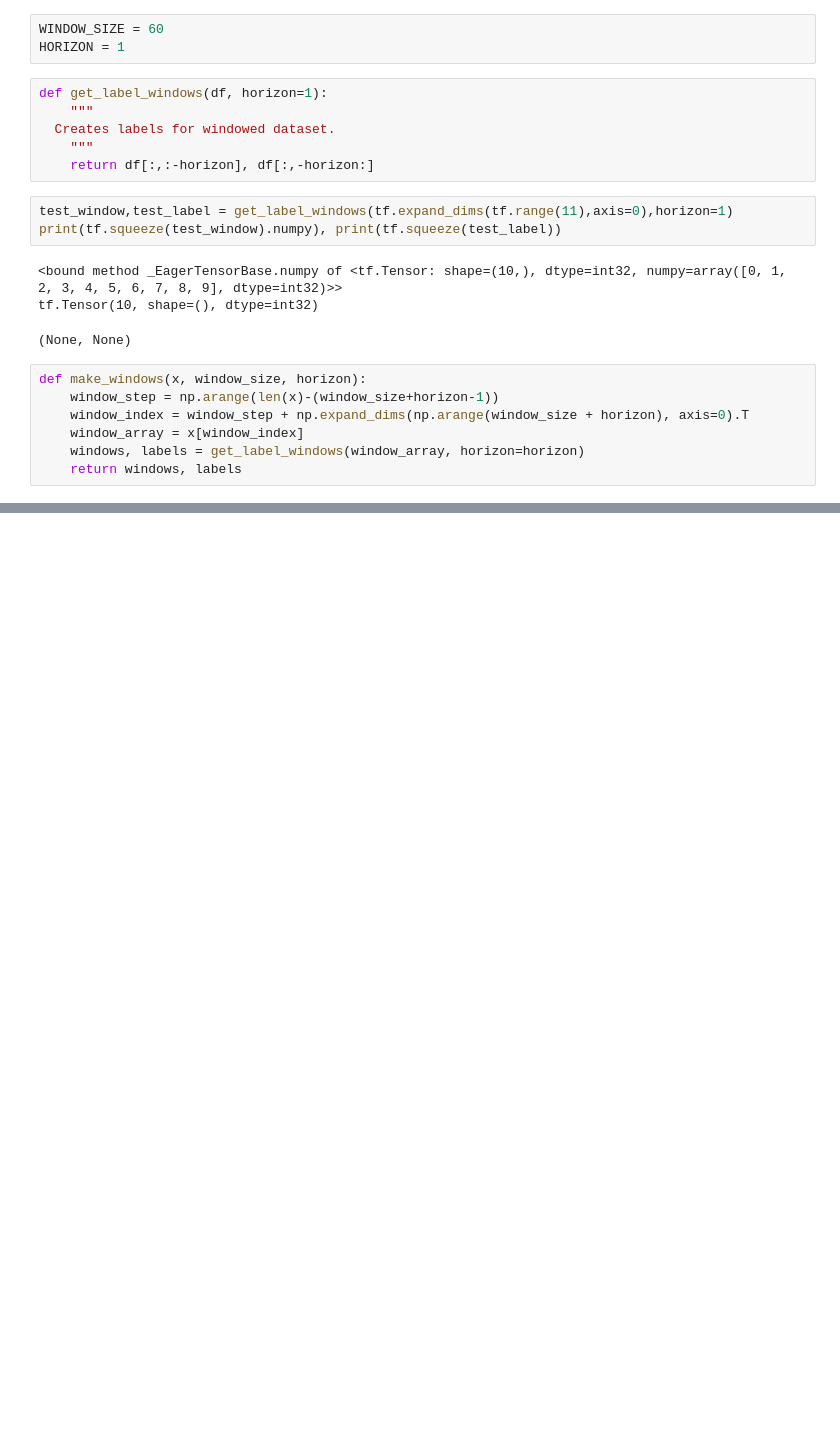
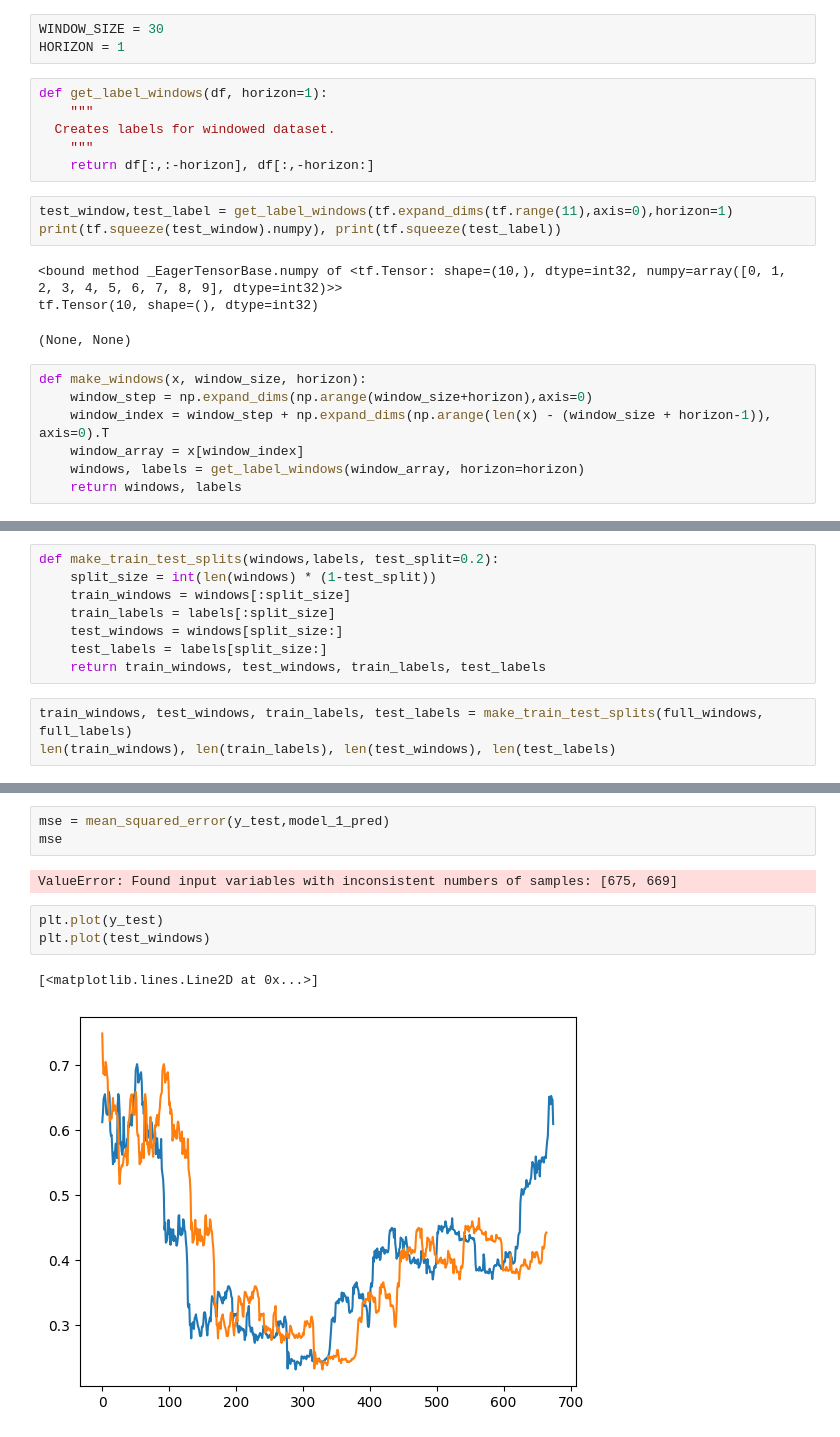
Before and after one commit to Szymon-Zielinski/bit-predict, a Jupyter notebook: Bitcoin-price-prediction.ipynb, the cells around one changed output, grey strips where cells are left out. Drawn from its saved outputs; the diff is of its cells as text; blank space fills up the shorter version.

```diff
--- a/Bitcoin-price-prediction.ipynb
+++ b/Bitcoin-price-prediction.ipynb
@@ -105,7 +147,7 @@ plt.legend();
 # %% [markdown]
 # Windowing Dataset
 # %%
-WINDOW_SIZE = 60
+WINDOW_SIZE = 30
 HORIZON = 1
 # %%
 def get_label_windows(df, horizon=1):
@@ -122,8 +164,8 @@ tf.Tensor(10, shape=(), dtype=int32)
 (None, None)
 # %%
 def make_windows(x, window_size, horizon):
-    window_step = np.arange(len(x)-(window_size+horizon-1))
-    window_index = window_step + np.expand_dims(np.arange(window_size + horizon), axis=0).T
+    window_step = np.expand_dims(np.arange(window_size+horizon),axis=0)
+    window_index = window_step + np.expand_dims(np.arange(len(x) - (window_size + horizon-1)), axis=0).T
     window_array = x[window_index]
     windows, labels = get_label_windows(window_array, horizon=horizon)
     return windows, labels
@@ -150,0 +177,11 @@ full_windows,full_labels
+# %%
+def make_train_test_splits(windows,labels, test_split=0.2):
+    split_size = int(len(windows) * (1-test_split))
+    train_windows = windows[:split_size]
+    train_labels = labels[:split_size]
+    test_windows = windows[split_size:]
+    test_labels = labels[split_size:]
+    return train_windows, test_windows, train_labels, test_labels
+# %%
+train_windows, test_windows, train_labels, test_labels = make_train_test_splits(full_windows, full_labels)
+len(train_windows), len(train_labels), len(test_windows), len(test_labels)
@@ -150,0 +249,11 @@ full_windows,full_labels
+# %%
+mse = mean_squared_error(y_test,model_1_pred)
+mse
+# %% [output]
+ValueError: Found input variables with inconsistent numbers of samples: [675, 669]
+# %%
+plt.plot(y_test)
+plt.plot(test_windows)
+# %% [output]
+[<matplotlib.lines.Line2D at 0x...>]
+[figure, added]
```
Also changed, not shown: parts of 13 cells of this notebook, 52 other files.
